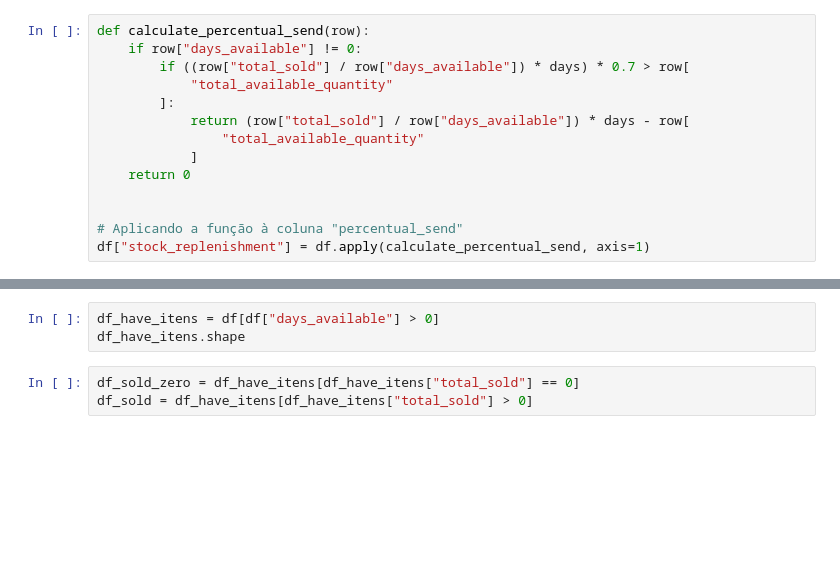
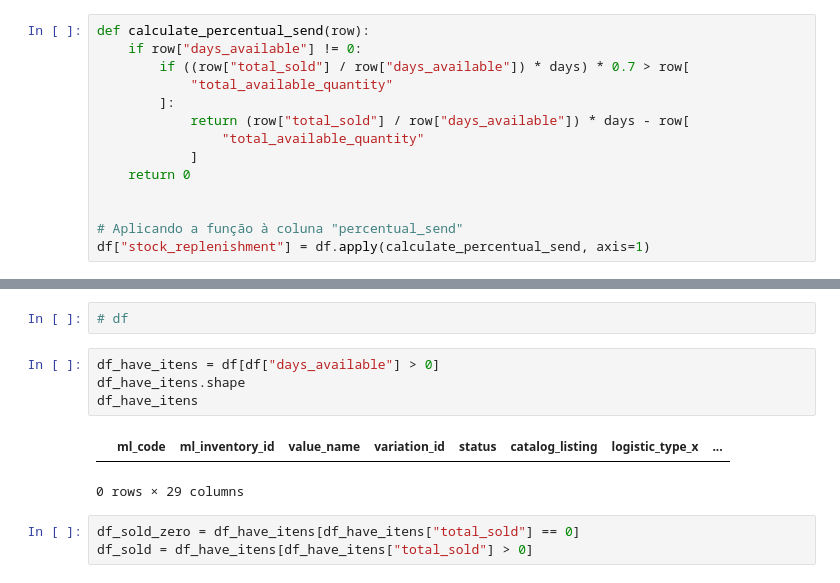
Before and after one commit to lpcoutinho/mcenter_streamlit, a Jupyter notebook: Notebooks/calculando_envio_fulfillment.ipynb, the cells around one changed output, grey strips where cells are left out. Cells and saved outputs as stored; diff of their text form; blank space fills up the shorter version.

```diff
--- a/Notebooks/calculando_envio_fulfillment.ipynb
+++ b/Notebooks/calculando_envio_fulfillment.ipynb
@@ -703,6 +833,12 @@ df.shape
+# %%
+# df
 # %%
 df_have_itens = df[df["days_available"] > 0]
 df_have_itens.shape
+df_have_itens
+# %% [output]
+|  | ml_code | ml_inventory_id | value_name | variation_id | status | catalog_listing | logistic_type_x | ... |
+0 rows × 29 columns
 # %%
 df_sold_zero = df_have_itens[df_have_itens["total_sold"] == 0]
 df_sold = df_have_itens[df_have_itens["total_sold"] > 0]
```
Also changed, not shown: parts of 28 cells of this notebook, 14 other files.
